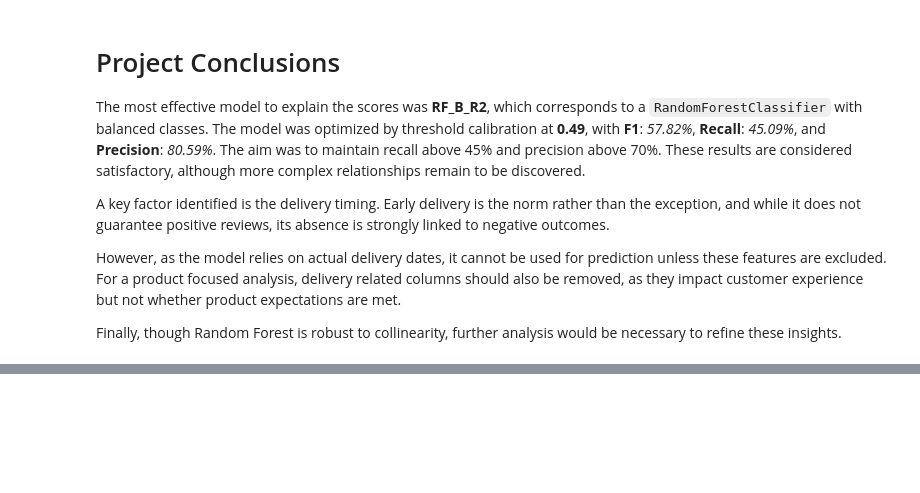
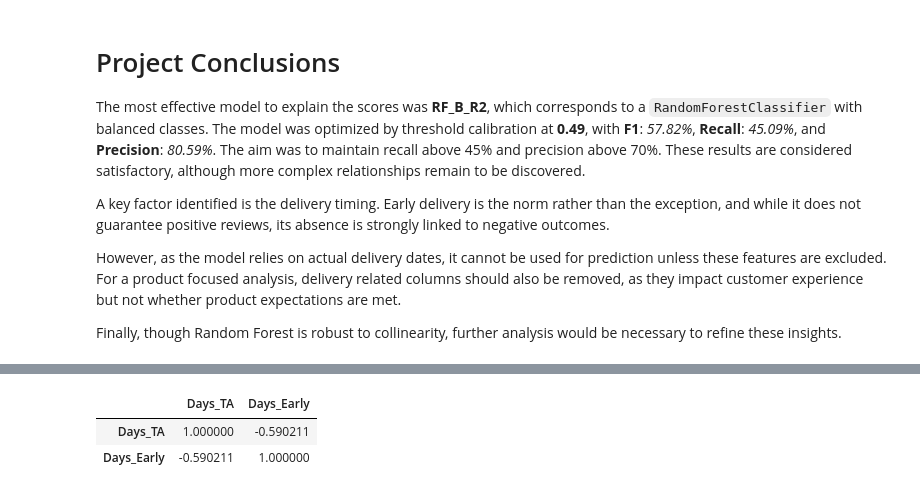
Before and after one commit to SaulKGM3/Brazilian_Ecommerce_Review_Analysis, a Jupyter notebook: Notebook/Brasil_ECom.ipynb, the cells around one changed output, grey strips where cells are left out. Drawn from its saved outputs; the diff is of its cells as text; code cells hidden in the pictures; blank space fills up the shorter version.

```diff
--- a/Notebook/Brasil_ECom.ipynb
+++ b/Notebook/Brasil_ECom.ipynb
@@ -532,0 +677,6 @@ Finally, though Random Forest is robust to collinearity, further analysis would
+# %%
+x[['Days_TA', 'Days_Early']].corr()
+# %% [output]
+|  | Days_TA | Days_Early |
+| Days_TA | 1.000000 | -0.590211 |
+| Days_Early | -0.590211 | 1.000000 |
```
Also changed, not shown: parts of 38 cells of this notebook.
